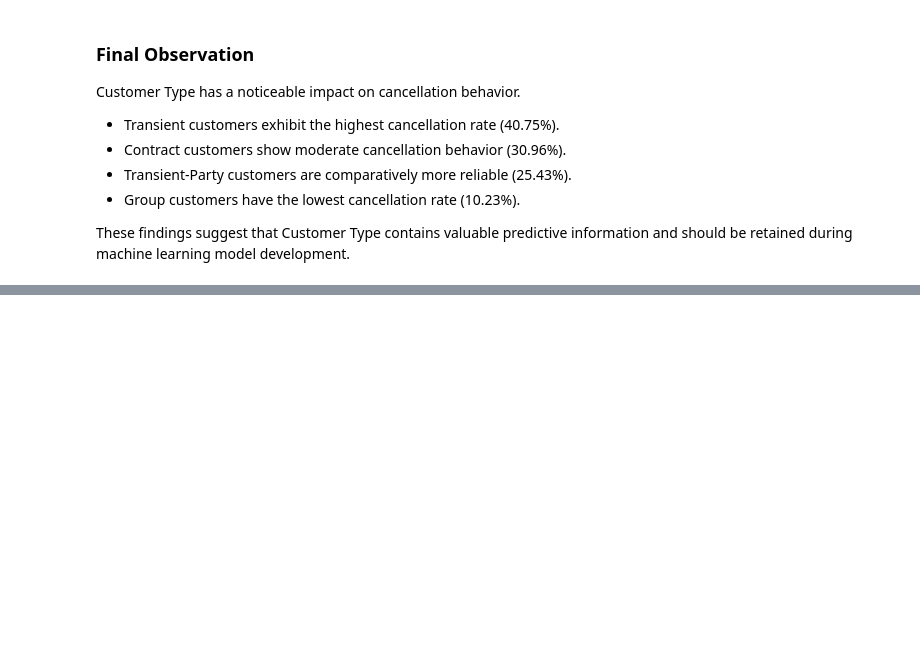
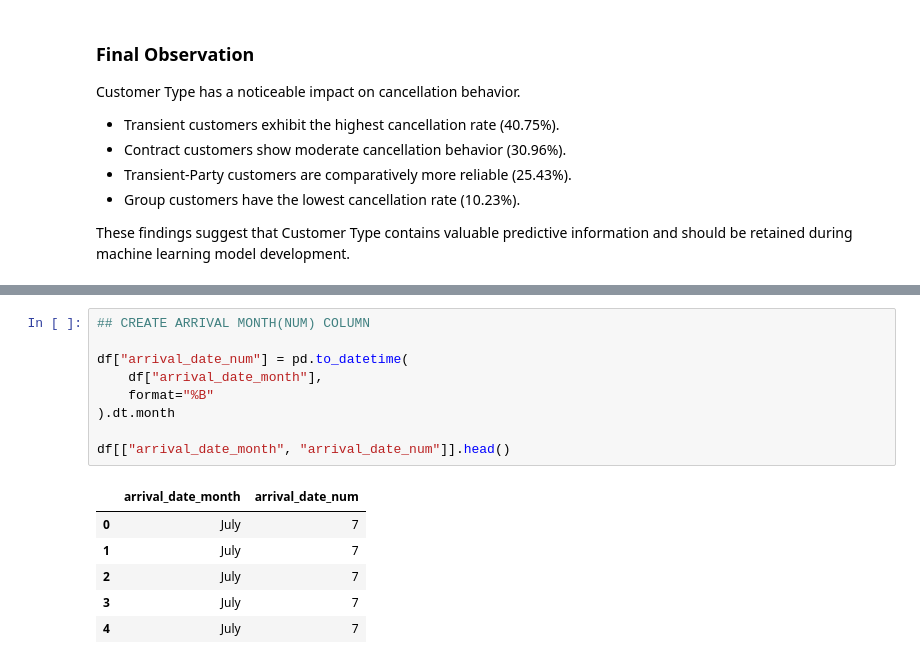
Before and after one commit to bansalbhumi/Hotel-Demand-Analytics-and-Cancellation-Prediction-Project, a Jupyter notebook: notebooks/02_visual_analysis.ipynb, the cells around one changed output, grey strips where cells are left out. Drawn from its saved outputs; the diff is of its cells as text; blank space fills up the shorter version.

```diff
--- a/notebooks/02_visual_analysis.ipynb
+++ b/notebooks/02_visual_analysis.ipynb
@@ -352,0 +449,16 @@ These findings suggest that Customer Type contains valuable predictive informati
+# %%
+## CREATE ARRIVAL MONTH(NUM) COLUMN
+
+df["arrival_date_num"] = pd.to_datetime(
+    df["arrival_date_month"],
+    format="%B"
+).dt.month
+
+df[["arrival_date_month", "arrival_date_num"]].head()
+# %% [output]
+|  | arrival_date_month | arrival_date_num |
+| 0 | July | 7 |
+| 1 | July | 7 |
+| 2 | July | 7 |
+| 3 | July | 7 |
+| 4 | July | 7 |
```
Also changed, not shown: parts of 12 cells of this notebook, 1 other file.
